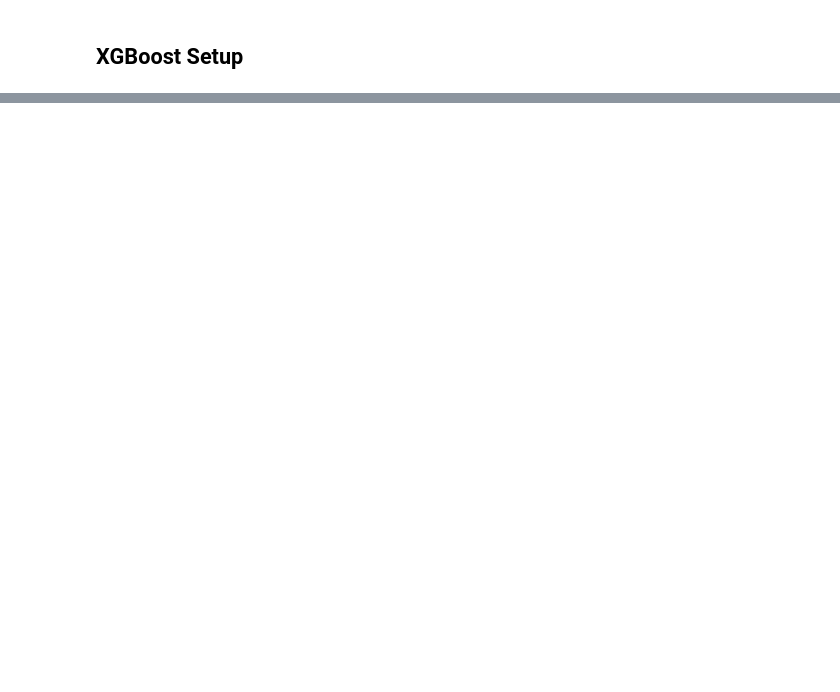
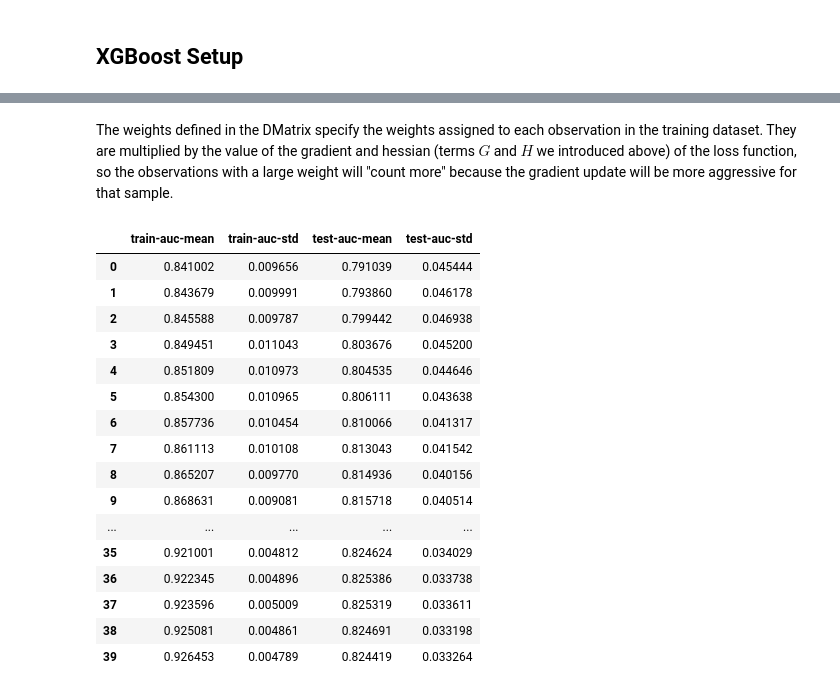
Before and after one commit to FullSimplify/UCI_HeartDisease, a Jupyter notebook: start_here.ipynb, the cells around one changed output, grey strips where cells are left out. Drawn from its saved outputs; the diff is of its cells as text; code cells hidden in the pictures; blank space fills up the shorter version.

```diff
--- a/start_here.ipynb
+++ b/start_here.ipynb
@@ -137,0 +176,3 @@ no significant outliers and no strong separation between the histograms of the t
+# %%
+dtrain = xgb.DMatrix(X_train, label=y_train, feature_names=df.columns[:-1])
+dtest = xgb.DMatrix(X_test, label=y_test, feature_names=df.columns[:-1])
@@ -137,0 +181,4 @@ no significant outliers and no strong separation between the histograms of the t
+# %%
+evallist = [(dtest, 'test'), (dtrain, 'train')]
+# %%
+booster = xgb.train(params, dtrain, evals=evallist, num_boost_round=40, early_stopping_rounds=20)
@@ -137,0 +206,29 @@ no significant outliers and no strong separation between the histograms of the t
+# %% [markdown]
+The weights defined in the DMatrix specify the weights assigned to each observation in the training dataset. They are multiplied by the value of the gradient and hessian (terms $G$ and $H$ we introduced above) of the loss function, so the observations with a large weight will "count more" because the gradient update will be more aggressive for that sample.
+# %%
+weights = [0.5 if it == 0 else 1 for it in df.num ]
+# or for example use the following
+# weights = [len(df[df.num == 0])/len(df) if it == 0 else 1 for it in df.num ]
+
+dtrain = xgb.DMatrix(X_train, label=y_train, feature_names=df.columns[:-1], weight=weights)
+history2 = xgb.cv(params, dtrain, nfold=5, num_boost_round=40, early_stopping_rounds=20)
+# %%
+history2
+# %% [output]
+|  | train-auc-mean | train-auc-std | test-auc-mean | test-auc-std |
+| 0 | 0.841002 | 0.009656 | 0.791039 | 0.045444 |
+| 1 | 0.843679 | 0.009991 | 0.793860 | 0.046178 |
+| 2 | 0.845588 | 0.009787 | 0.799442 | 0.046938 |
+| 3 | 0.849451 | 0.011043 | 0.803676 | 0.045200 |
+| 4 | 0.851809 | 0.010973 | 0.804535 | 0.044646 |
+| 5 | 0.854300 | 0.010965 | 0.806111 | 0.043638 |
+| 6 | 0.857736 | 0.010454 | 0.810066 | 0.041317 |
+| 7 | 0.861113 | 0.010108 | 0.813043 | 0.041542 |
+| 8 | 0.865207 | 0.009770 | 0.814936 | 0.040156 |
+| 9 | 0.868631 | 0.009081 | 0.815718 | 0.040514 |
+| ... | ... | ... | ... | ... |
+| 35 | 0.921001 | 0.004812 | 0.824624 | 0.034029 |
+| 36 | 0.922345 | 0.004896 | 0.825386 | 0.033738 |
+| 37 | 0.923596 | 0.005009 | 0.825319 | 0.033611 |
+| 38 | 0.925081 | 0.004861 | 0.824691 | 0.033198 |
+| 39 | 0.926453 | 0.004789 | 0.824419 | 0.033264 |
```
Also changed, not shown: parts of 13 cells of this notebook.
